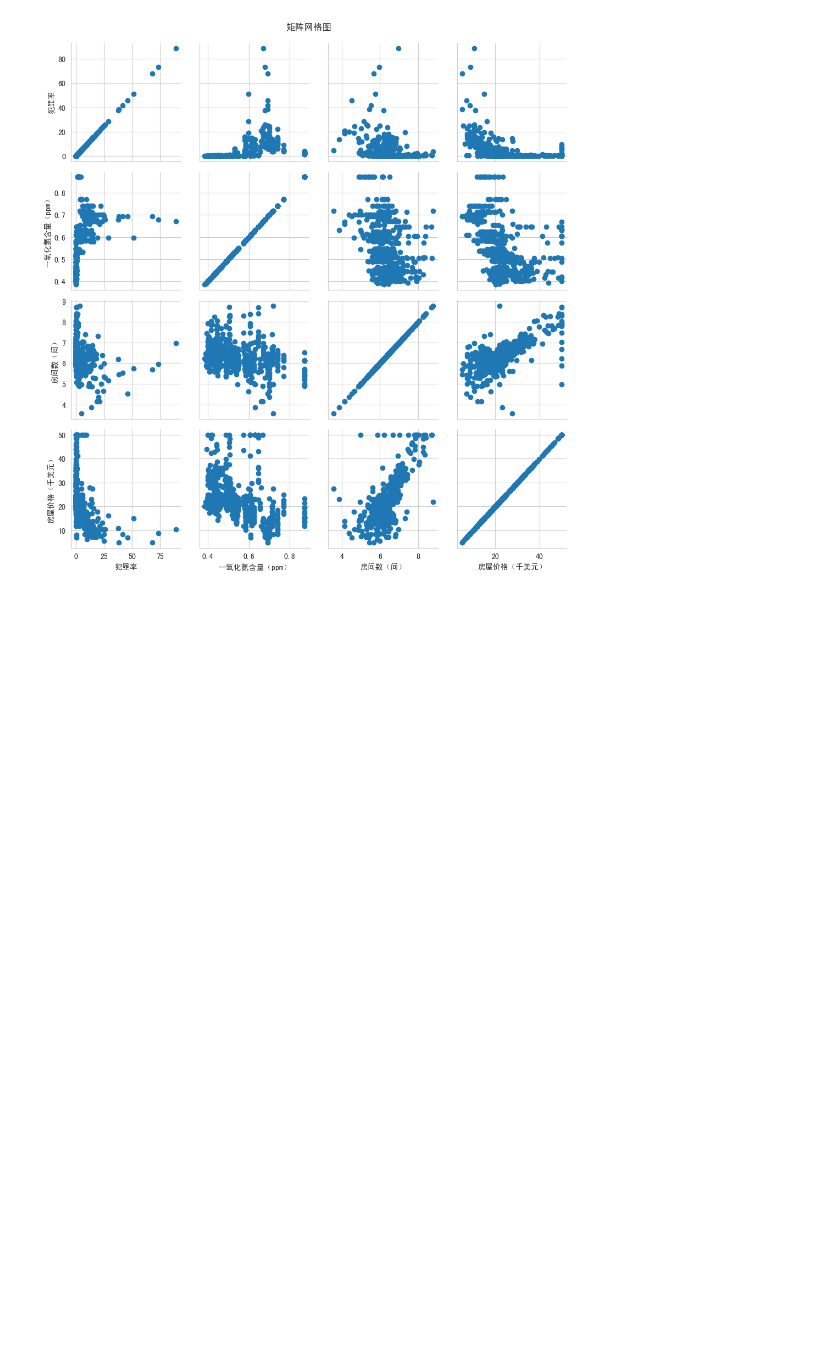
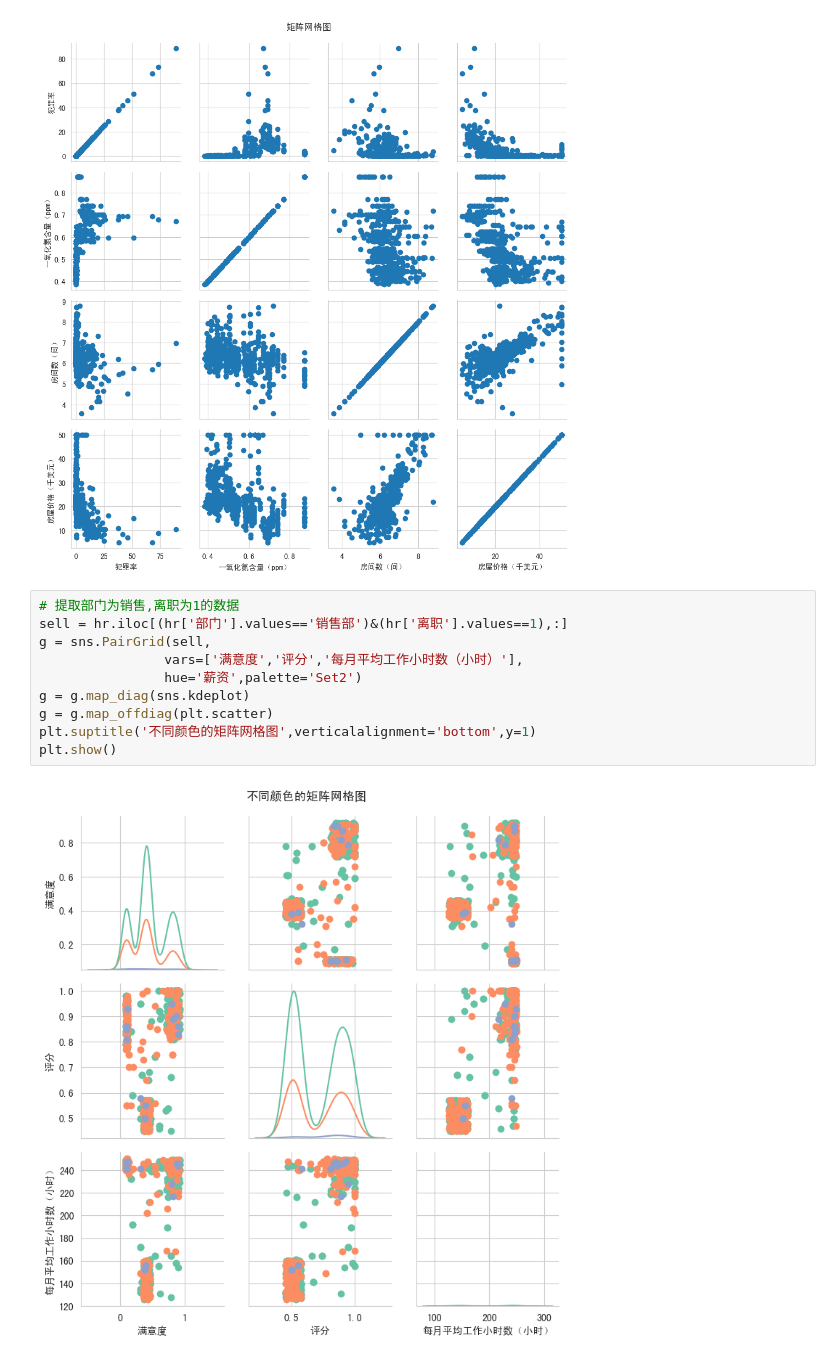
Before and after one commit to YcSaber/SchoolPyLesson1, a Jupyter notebook: data visualization/4/code/4-2.ipynb, the cells around one changed output. Saved outputs shown, nothing was run; the diff lists cells and outputs as text; blank space fills up the shorter version.

```diff
--- a/data visualization/4/code/4-2.ipynb
+++ b/data visualization/4/code/4-2.ipynb
@@ -92,3 +92,15 @@ plt.suptitle('矩阵网格图',verticalalignment='bottom',y=1)
 plt.show()
 # %% [output]
 [figure]
+# %%
+# 提取部门为销售,离职为1的数据
+sell = hr.iloc[(hr['部门'].values=='销售部')&(hr['离职'].values==1),:]
+g = sns.PairGrid(sell,
+                vars=['满意度','评分','每月平均工作小时数（小时）'],
+                hue='薪资',palette='Set2')
+g = g.map_diag(sns.kdeplot)
+g = g.map_offdiag(plt.scatter)
+plt.suptitle('不同颜色的矩阵网格图',verticalalignment='bottom',y=1)
+plt.show()
+# %% [output]
+[figure, added]
```
Also changed, not shown: parts of 10 cells of this notebook.
